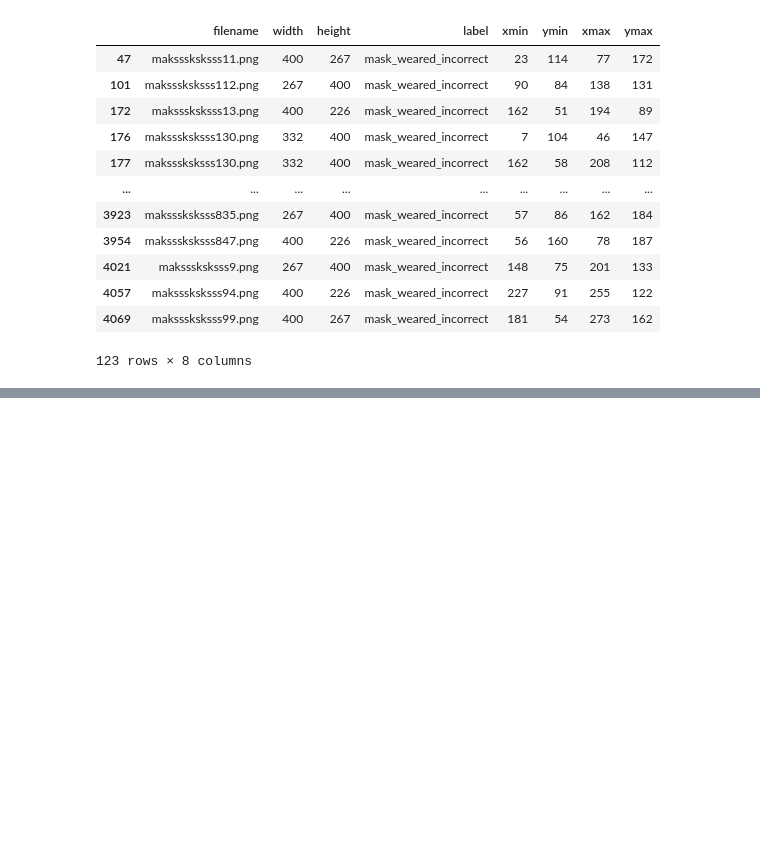
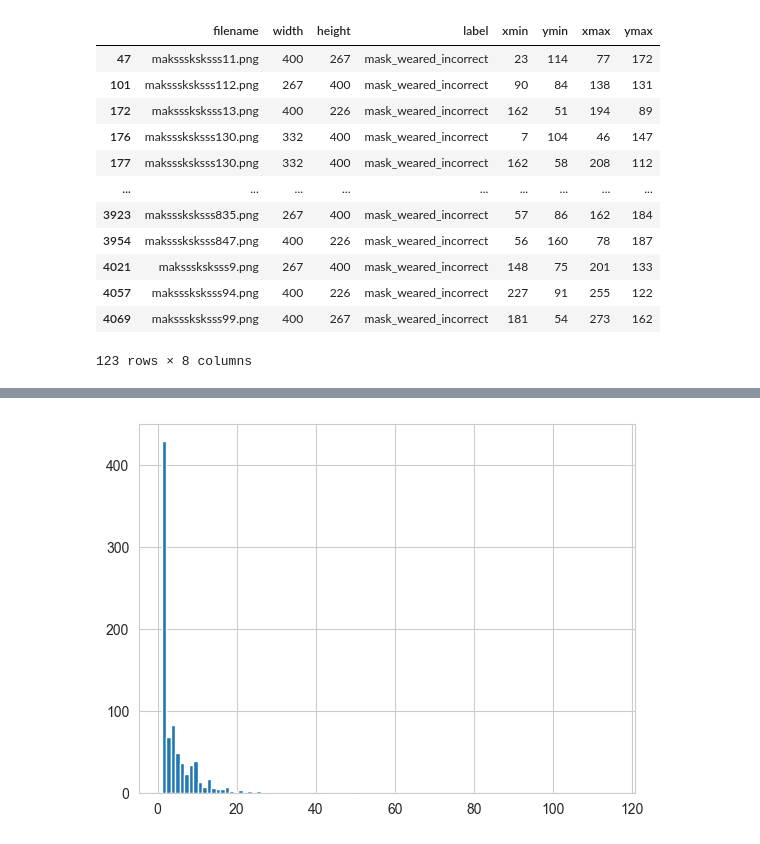
Before and after one commit to AnoopCA/Face-Mask-Detection-System, a Jupyter notebook: Notebooks/Data_Preprocessing.ipynb, the cells around one changed output, grey strips where cells are left out. Cells and saved outputs as stored; diff of their text form; code cells hidden in the pictures; blank space fills up the shorter version.

```diff
--- a/Notebooks/Data_Preprocessing.ipynb
+++ b/Notebooks/Data_Preprocessing.ipynb
@@ -193,0 +195,5 @@ plt.show()
+# %%
+plt.hist(mask_count, bins=100)
+plt.show()
+# %% [output]
+[figure, added]
```
Also changed, not shown: parts of 4 cells of this notebook, 1 other file.
